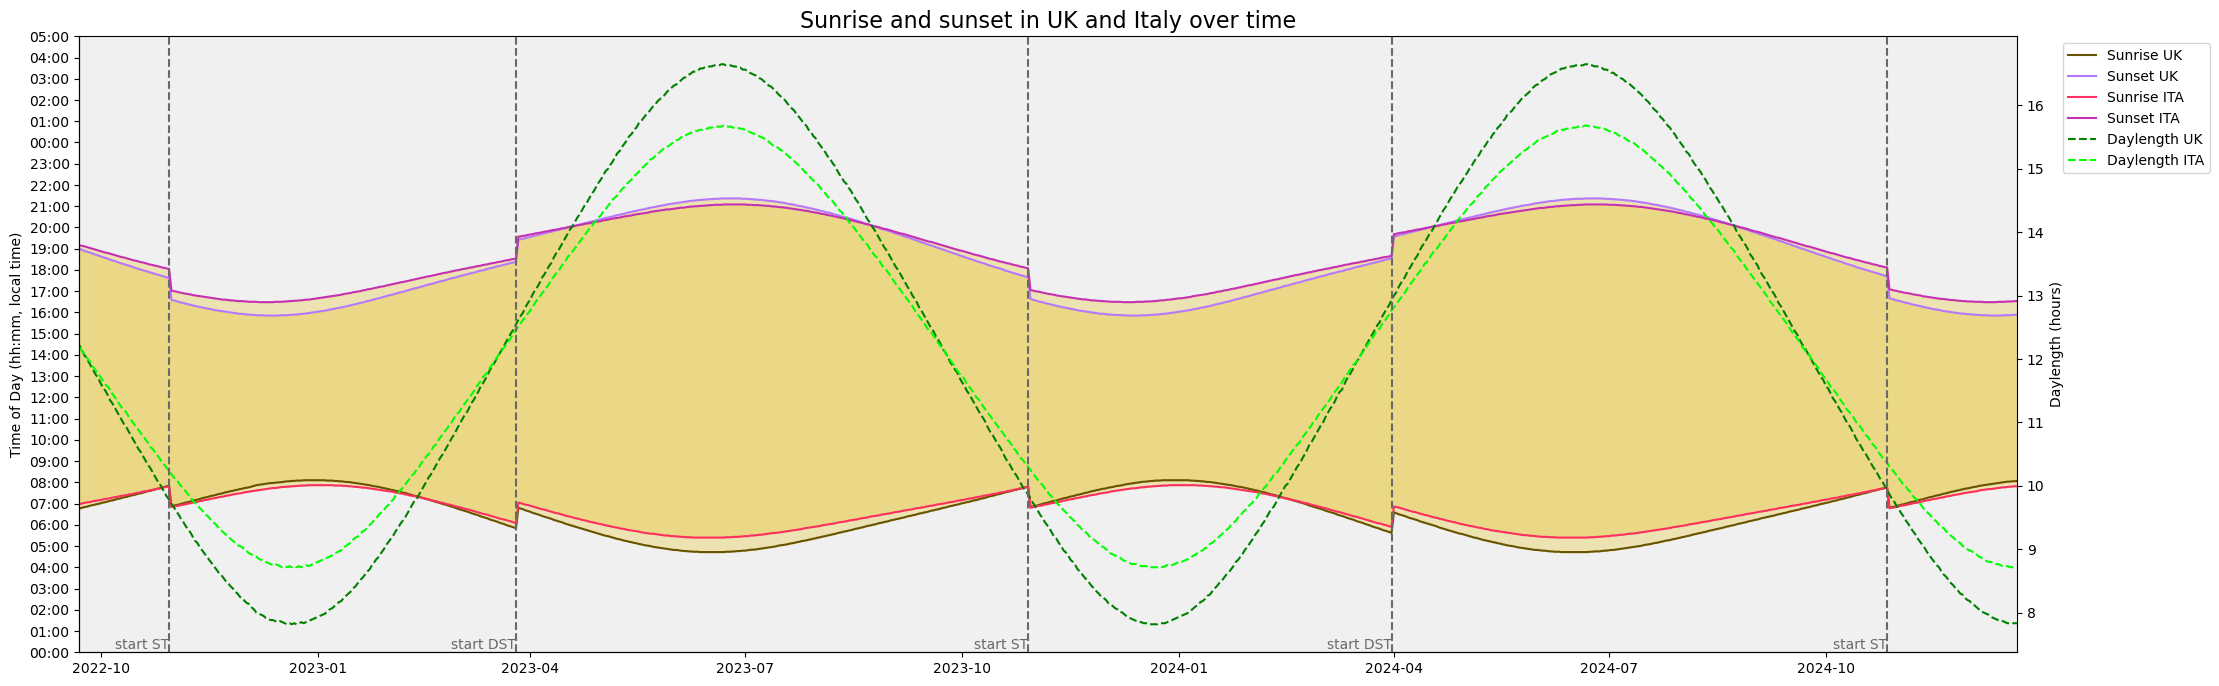
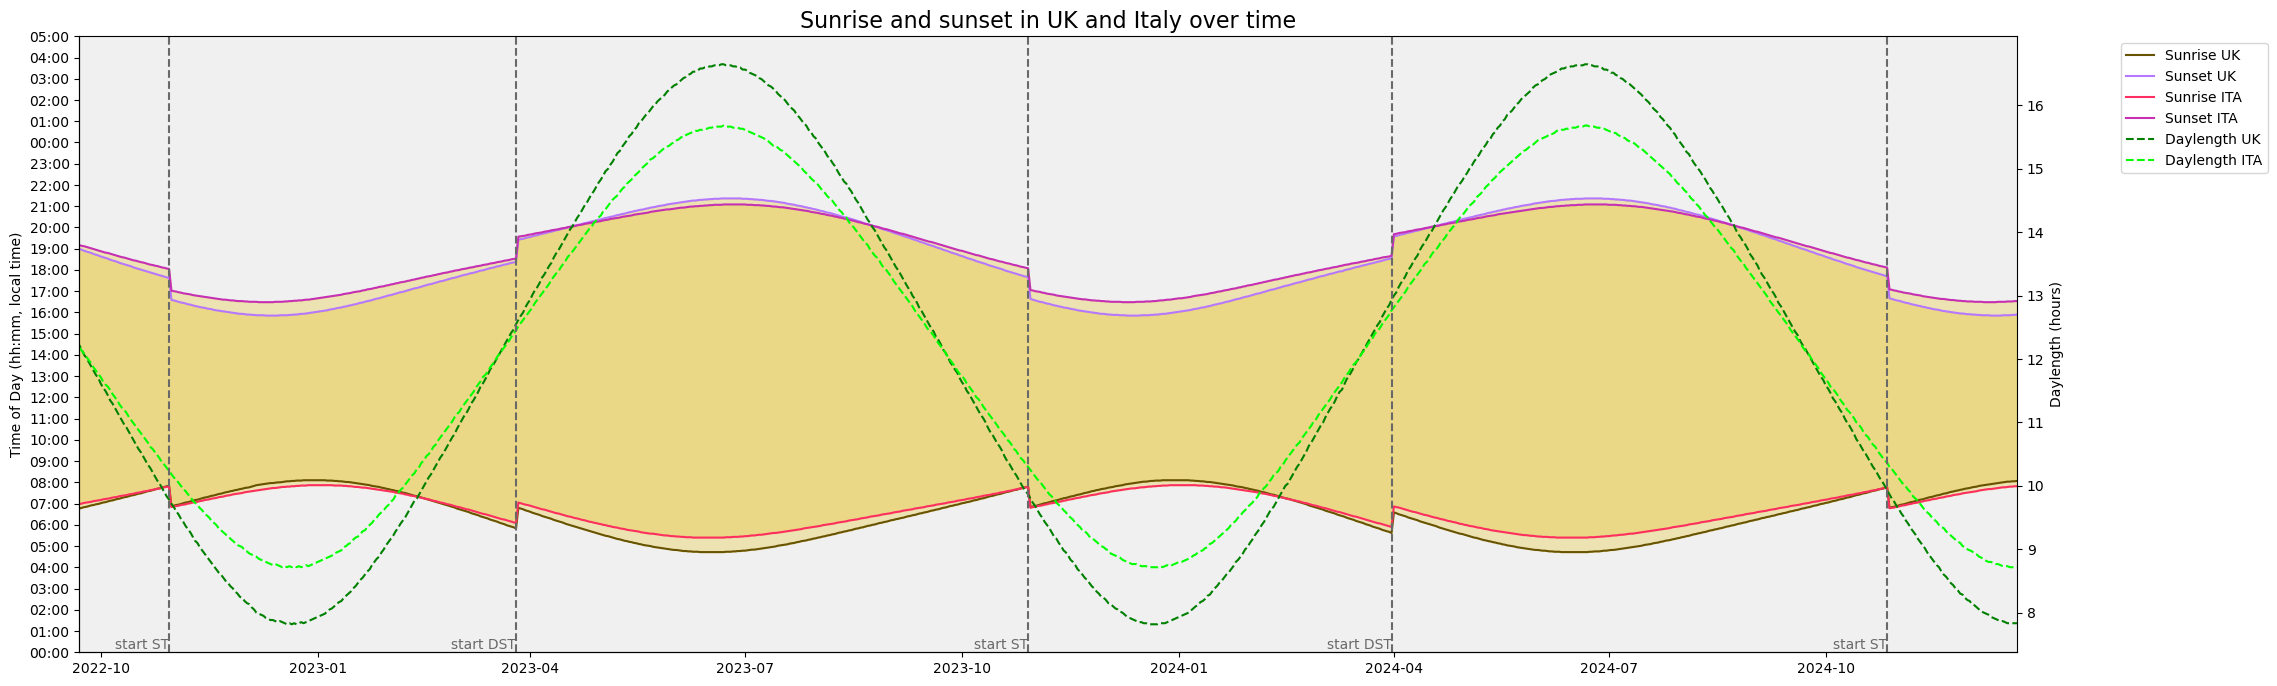
Unified diff of the notebook cell whose output changed from the first chart to the second:
--- before
+++ after
@@ -52,5 +52,5 @@
 handles2, labels2 = ax2.get_legend_handles_labels()
 by_label = dict(zip(labels1 + labels2, handles1 + handles2))
-ax1.legend(by_label.values(), by_label.keys(), bbox_to_anchor=(1.02, 1), loc='upper left')
+ax1.legend(by_label.values(), by_label.keys(), bbox_to_anchor=(1.05, 1), loc='upper left')
 ax2.get_legend().remove()
 

Commit: 11_03_2025